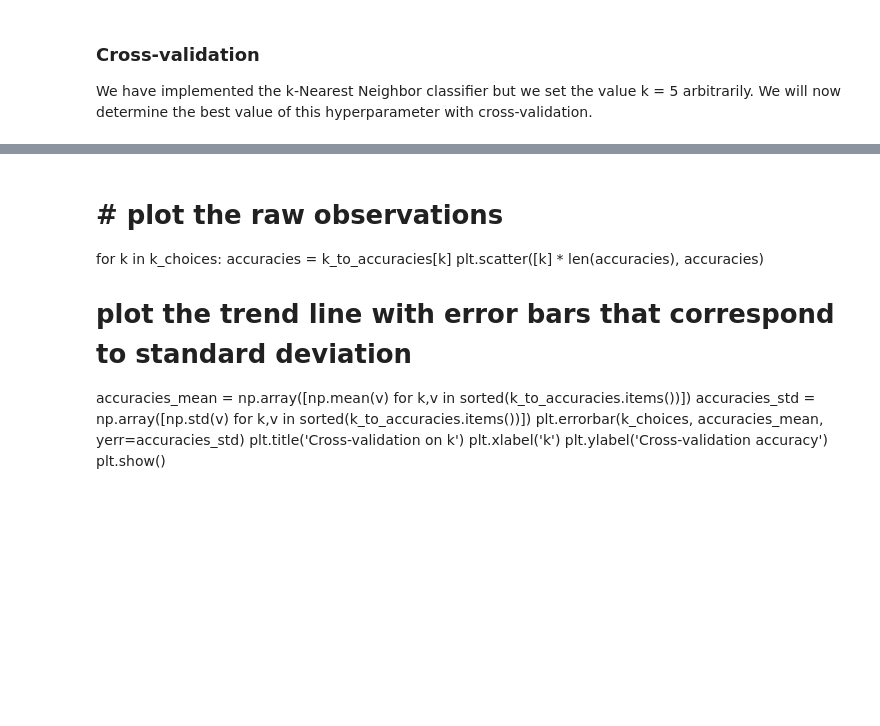
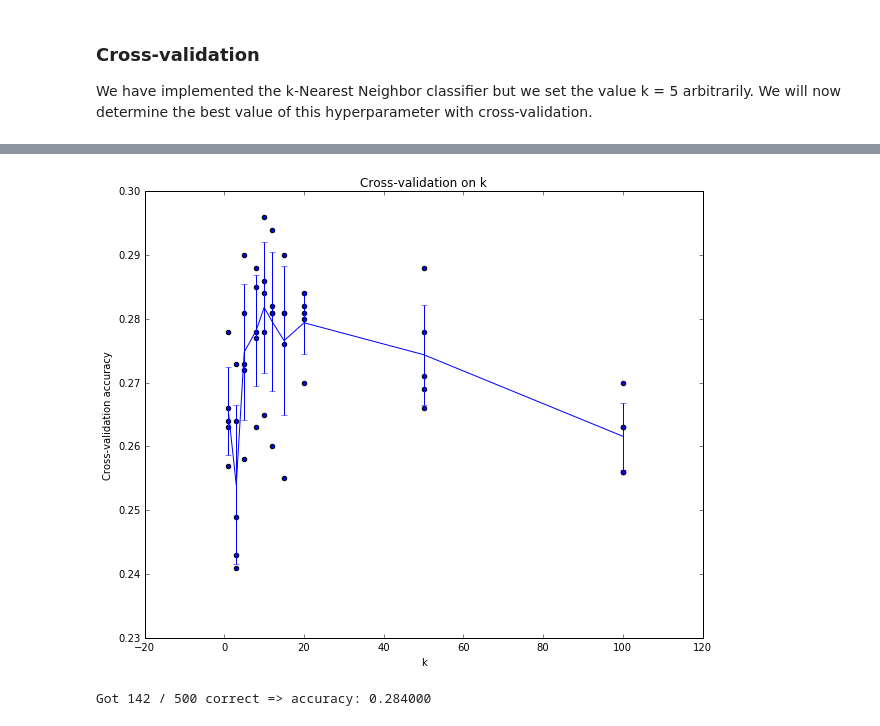
Before and after one commit to Tinkaa/CS231N, a Jupyter notebook: assignment1/knn.ipynb, the cells around one changed output, grey strips where cells are left out. Cells and saved outputs as stored; diff of their text form; code cells hidden in the pictures; blank space fills up the shorter version.

```diff
--- a/assignment1/knn.ipynb
+++ b/assignment1/knn.ipynb
@@ -261,22 +285,25 @@ TypeError: unhashable type: 'numpy.ndarray'
-# %% [markdown]
-# # plot the raw observations
-for k in k_choices:
-  accuracies = k_to_accuracies[k]
-  plt.scatter([k] * len(accuracies), accuracies)
-
-# plot the trend line with error bars that correspond to standard deviation
-accuracies_mean = np.array([np.mean(v) for k,v in sorted(k_to_accuracies.items())])
-accuracies_std = np.array([np.std(v) for k,v in sorted(k_to_accuracies.items())])
-plt.errorbar(k_choices, accuracies_mean, yerr=accuracies_std)
-plt.title('Cross-validation on k')
-plt.xlabel('k')
-plt.ylabel('Cross-validation accuracy')
-plt.show()
+# %%
+# plot the raw observations
+for k in k_choices:
+  accuracies = k_to_accuracies[k]
+  plt.scatter([k] * len(accuracies), accuracies)
+
+# plot the trend line with error bars that correspond to standard deviation
+accuracies_mean = np.array([np.mean(v) for k,v in sorted(k_to_accuracies.items())])
+accuracies_std = np.array([np.std(v) for k,v in sorted(k_to_accuracies.items())])
+plt.errorbar(k_choices, accuracies_mean, yerr=accuracies_std)
+plt.title('Cross-validation on k')
+plt.xlabel('k')
+plt.ylabel('Cross-validation accuracy')
+plt.show()
+# %% [output]
+[figure, added]
 # %%
 # Based on the cross-validation results above, choose the best value for k,
 # retrain the classifier using all the training data, and test it on the test
 # data. You should be able to get above 28% accuracy on the test data.
-best_k = 1
+best_k = 5
+#this doesn't appear the best one from the plots though.. but scores highest now.
 
 classifier = KNearestNeighbor()
 classifier.train(X_train, y_train)
@@ -286,3 +313,5 @@ y_test_pred = classifier.predict(X_test, k=best_k)
 num_correct = np.sum(y_test_pred == y_test)
 accuracy = float(num_correct) / num_test
 print 'Got %d / %d correct => accuracy: %f' % (num_correct, num_test, accuracy)
+# %% [output]
+Got 142 / 500 correct => accuracy: 0.284000
```
Also changed, not shown: parts of 10 cells of this notebook, 2 other files.
